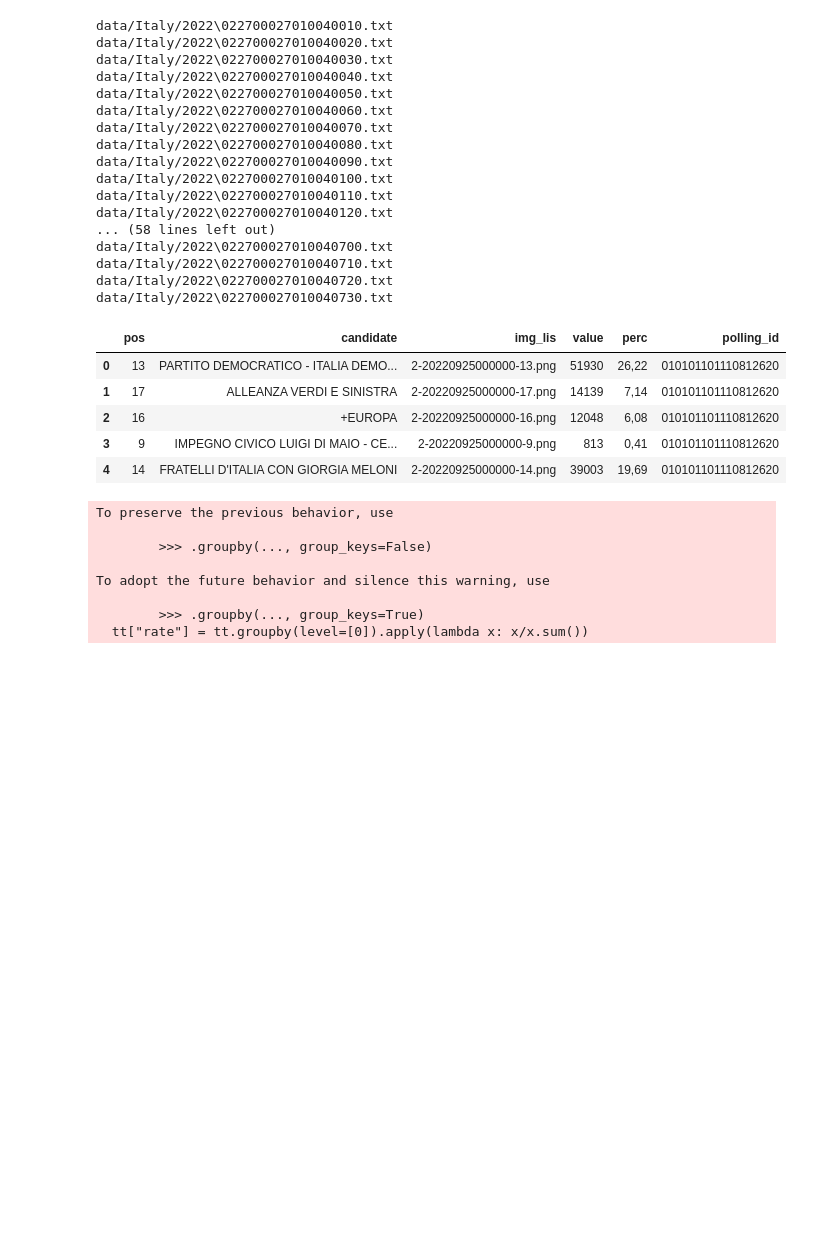
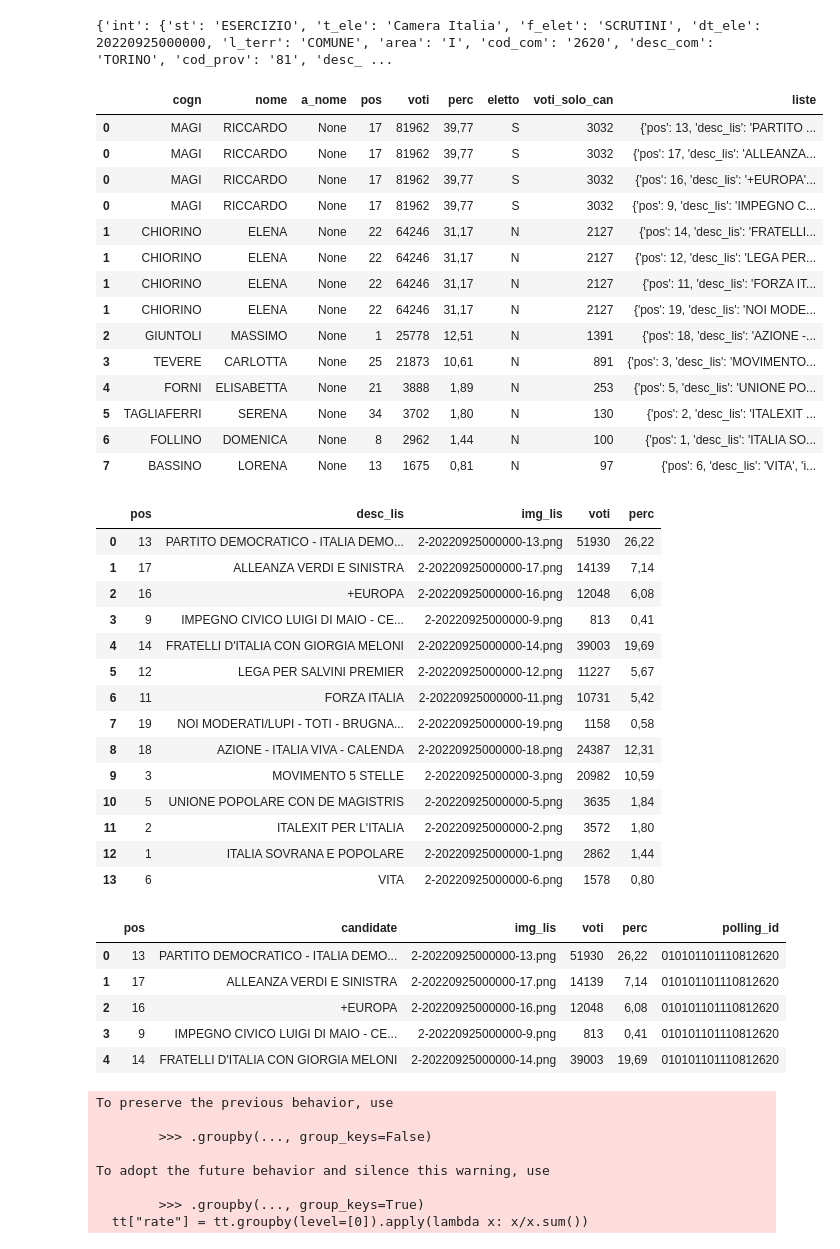
Before and after one commit to cnavarreteliz/atlas-elections-data, a Jupyter notebook: Pipelines/Italy.ipynb, the cells around one changed output. Cells and saved outputs as stored; diff of their text form; code cells hidden in the pictures; blank space fills up the shorter version.

```diff
--- a/Pipelines/Italy.ipynb
+++ b/Pipelines/Italy.ipynb
@@ -13,12 +15,13 @@ year = 2022
 # %%
 output = []
 output_location = []
-for path in glob(f"data/Italy/{year}/*.txt"):
+for path in glob(f"data/Italy/{year}/*.txt")[0:1]:
 
     try:
 
         file = open(path, "r", encoding="utf-8")
         data = json.load(file)
+        print(data)
         details = data["int"]
         cand = data["cand"]
 
@@ -26,57 +29,73 @@ for path in glob(f"data/Italy/{year}/*.txt"):
 
         polling_id = re.findall(r"[^\/]+(?=\.)", path)[0][5:]
 
         tmp = pd.DataFrame(cand).explode("liste")
 
         df = pd.json_normalize(tmp["liste"])
+        display(tmp)
+        display(df)
         df["polling_id"] = polling_id
         df = df.rename(columns={
             "desc_lis": "candidate",
-            "voti": "value"
+            "voti_solo_can": "value"
         })
 
         output.append(df)
         output_location.append({
             "commune_id": details["cod_com"],
             "commune": details["desc_com"],
             "province_id": details["cod_prov"],
             "province": details["desc_prov"],
             "polling_id": polling_id,
             "circunscription_id": details["cod_circ"],
             "circunscription": details["desc_circ"],
             "dt_agg": details["dt_agg"]
         })
 
     except:
 #         pass
         print(path)
 
 df = pd.concat(output, ignore_index=True)
 df.head()
 # %% [output]
-data/Italy/2022\022700027010040010.txt
-data/Italy/2022\022700027010040020.txt
-data/Italy/2022\022700027010040030.txt
-data/Italy/2022\022700027010040040.txt
-data/Italy/2022\022700027010040050.txt
-data/Italy/2022\022700027010040060.txt
-data/Italy/2022\022700027010040070.txt
-data/Italy/2022\022700027010040080.txt
-data/Italy/2022\022700027010040090.txt
-data/Italy/2022\022700027010040100.txt
-data/Italy/2022\022700027010040110.txt
-data/Italy/2022\022700027010040120.txt
-... (58 lines left out)
-data/Italy/2022\022700027010040700.txt
-data/Italy/2022\022700027010040710.txt
-data/Italy/2022\022700027010040720.txt
-data/Italy/2022\022700027010040730.txt
+{'int': {'st': 'ESERCIZIO', 't_ele': 'Camera Italia', 'f_elet': 'SCRUTINI', 'dt_ele': 20220925000000, 'l_terr': 'COMUNE', 'area': 'I', 'cod_com': '2620', 'desc_com': 'TORINO', 'cod_prov': '81', 'desc_ ...
-|  | pos | candidate | img_lis | value | perc | polling_id |
-| 0 | 13 | PARTITO DEMOCRATICO - ITALIA DEMO... | 2-20220925000000-13.png | 51930 | 26,22 | 010101101110812620 |
-| 1 | 17 | ALLEANZA VERDI E SINISTRA | 2-20220925000000-17.png | 14139 | 7,14 | 010101101110812620 |
-| 2 | 16 | +EUROPA | 2-20220925000000-16.png | 12048 | 6,08 | 010101101110812620 |
-| 3 | 9 | IMPEGNO CIVICO LUIGI DI MAIO - CE... | 2-20220925000000-9.png | 813 | 0,41 | 010101101110812620 |
-| 4 | 14 | FRATELLI D'ITALIA CON GIORGIA MELONI | 2-20220925000000-14.png | 39003 | 19,69 | 010101101110812620 |
+|  | cogn | nome | a_nome | pos | voti | perc | eletto | voti_solo_can | liste |
+| 0 | MAGI | RICCARDO | None | 17 | 81962 | 39,77 | S | 3032 | {'pos': 13, 'desc_lis': 'PARTITO ... |
+| 0 | MAGI | RICCARDO | None | 17 | 81962 | 39,77 | S | 3032 | {'pos': 17, 'desc_lis': 'ALLEANZA... |
+| 0 | MAGI | RICCARDO | None | 17 | 81962 | 39,77 | S | 3032 | {'pos': 16, 'desc_lis': '+EUROPA'... |
+| 0 | MAGI | RICCARDO | None | 17 | 81962 | 39,77 | S | 3032 | {'pos': 9, 'desc_lis': 'IMPEGNO C... |
+| 1 | CHIORINO | ELENA | None | 22 | 64246 | 31,17 | N | 2127 | {'pos': 14, 'desc_lis': 'FRATELLI... |
+| 1 | CHIORINO | ELENA | None | 22 | 64246 | 31,17 | N | 2127 | {'pos': 12, 'desc_lis': 'LEGA PER... |
+| 1 | CHIORINO | ELENA | None | 22 | 64246 | 31,17 | N | 2127 | {'pos': 11, 'desc_lis': 'FORZA IT... |
+| 1 | CHIORINO | ELENA | None | 22 | 64246 | 31,17 | N | 2127 | {'pos': 19, 'desc_lis': 'NOI MODE... |
+| 2 | GIUNTOLI | MASSIMO | None | 1 | 25778 | 12,51 | N | 1391 | {'pos': 18, 'desc_lis': 'AZIONE -... |
+| 3 | TEVERE | CARLOTTA | None | 25 | 21873 | 10,61 | N | 891 | {'pos': 3, 'desc_lis': 'MOVIMENTO... |
+| 4 | FORNI | ELISABETTA | None | 21 | 3888 | 1,89 | N | 253 | {'pos': 5, 'desc_lis': 'UNIONE PO... |
+| 5 | TAGLIAFERRI | SERENA | None | 34 | 3702 | 1,80 | N | 130 | {'pos': 2, 'desc_lis': 'ITALEXIT ... |
+| 6 | FOLLINO | DOMENICA | None | 8 | 2962 | 1,44 | N | 100 | {'pos': 1, 'desc_lis': 'ITALIA SO... |
+| 7 | BASSINO | LORENA | None | 13 | 1675 | 0,81 | N | 97 | {'pos': 6, 'desc_lis': 'VITA', 'i... |
+|  | pos | desc_lis | img_lis | voti | perc |
+| 0 | 13 | PARTITO DEMOCRATICO - ITALIA DEMO... | 2-20220925000000-13.png | 51930 | 26,22 |
+| 1 | 17 | ALLEANZA VERDI E SINISTRA | 2-20220925000000-17.png | 14139 | 7,14 |
+| 2 | 16 | +EUROPA | 2-20220925000000-16.png | 12048 | 6,08 |
+| 3 | 9 | IMPEGNO CIVICO LUIGI DI MAIO - CE... | 2-20220925000000-9.png | 813 | 0,41 |
+| 4 | 14 | FRATELLI D'ITALIA CON GIORGIA MELONI | 2-20220925000000-14.png | 39003 | 19,69 |
+| 5 | 12 | LEGA PER SALVINI PREMIER | 2-20220925000000-12.png | 11227 | 5,67 |
+| 6 | 11 | FORZA ITALIA | 2-20220925000000-11.png | 10731 | 5,42 |
+| 7 | 19 | NOI MODERATI/LUPI - TOTI - BRUGNA... | 2-20220925000000-19.png | 1158 | 0,58 |
+| 8 | 18 | AZIONE - ITALIA VIVA - CALENDA | 2-20220925000000-18.png | 24387 | 12,31 |
+| 9 | 3 | MOVIMENTO 5 STELLE | 2-20220925000000-3.png | 20982 | 10,59 |
+| 10 | 5 | UNIONE POPOLARE CON DE MAGISTRIS | 2-20220925000000-5.png | 3635 | 1,84 |
+| 11 | 2 | ITALEXIT PER L'ITALIA | 2-20220925000000-2.png | 3572 | 1,80 |
+| 12 | 1 | ITALIA SOVRANA E POPOLARE | 2-20220925000000-1.png | 2862 | 1,44 |
+| 13 | 6 | VITA | 2-20220925000000-6.png | 1578 | 0,80 |
+|  | pos | candidate | img_lis | voti | perc | polling_id |
+| 0 | 13 | PARTITO DEMOCRATICO - ITALIA DEMO... | 2-20220925000000-13.png | 51930 | 26,22 | 010101101110812620 |
+| 1 | 17 | ALLEANZA VERDI E SINISTRA | 2-20220925000000-17.png | 14139 | 7,14 | 010101101110812620 |
+| 2 | 16 | +EUROPA | 2-20220925000000-16.png | 12048 | 6,08 | 010101101110812620 |
+| 3 | 9 | IMPEGNO CIVICO LUIGI DI MAIO - CE... | 2-20220925000000-9.png | 813 | 0,41 | 010101101110812620 |
+| 4 | 14 | FRATELLI D'ITALIA CON GIORGIA MELONI | 2-20220925000000-14.png | 39003 | 19,69 | 010101101110812620 |
 # %%
 df_filtered = df[["value", "polling_id", "candidate"]].copy()
 df_filtered["rank"] = df_filtered.groupby(["polling_id"])["value"].rank("min", ascending=False).astype(int)
```
Also changed, not shown: parts of 1 cell of this notebook, 13 other files.
